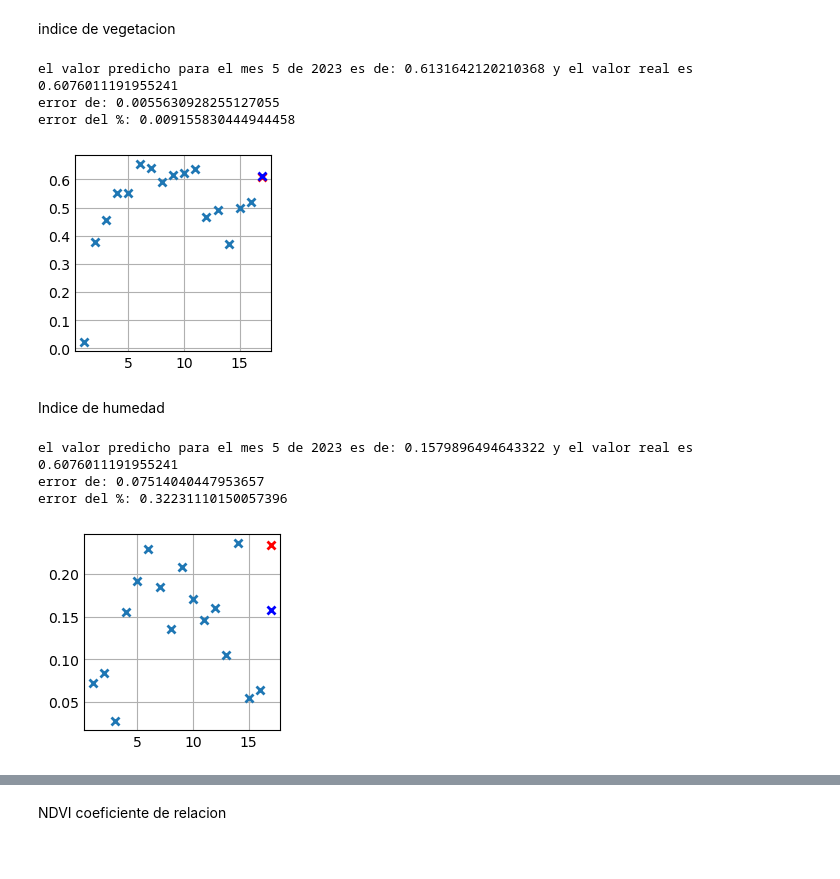
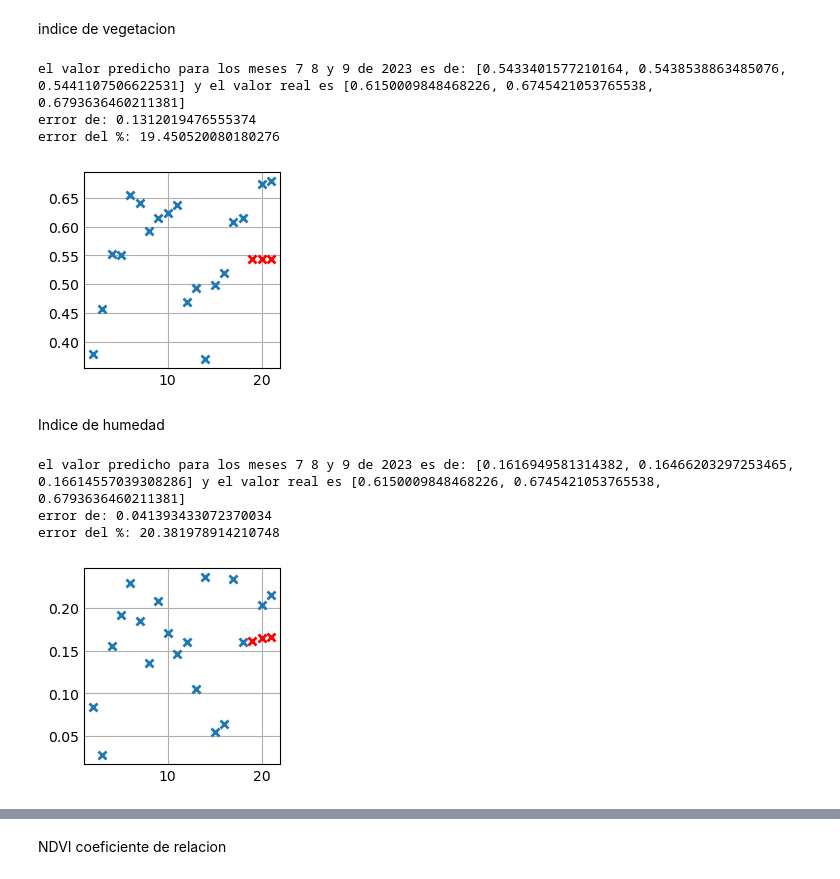
Before and after one commit to mateoarevaloangel/TFM, a Jupyter notebook: regresionLineal.ipynb, the cells around one changed output, grey strips where cells are left out. Drawn from its saved outputs; the diff is of its cells as text; code cells hidden in the pictures.

```diff
--- a/regresionLineal.ipynb
+++ b/regresionLineal.ipynb
@@ -12,10 +12,12 @@ print("La media de la lista es:", media)
 La media de la lista es: 6.0
 # %%
 bandas = ['B01', 'B02', 'B03', 'B04', 'B05', 'B06', 'B07', 'B08', 'B8A', 'B09', 'B11', 'B12', 'WVP', 'AOT', 'SCL', 'sunAzimuthAngles', 'sunZenithAngles', 'viewAzimuthMean', 'viewZenithMean']
-datesTrain = [["2022-01-01", "2022-01-28"],["2022-02-01", "2022-02-28"],["2022-03-01", "2022-03-28"],["2022-04-01", "2022-04-28"],["2022-05-01", "2022-05-28"],["2022-06-01", "2022-06-28"],
+datesTrain = [["2022-02-01", "2022-02-28"],["2022-03-01", "2022-03-28"],["2022-04-01", "2022-04-28"],["2022-05-01", "2022-05-28"],["2022-06-01", "2022-06-28"],
               ["2022-07-01", "2022-07-28"],["2022-08-01", "2022-08-28"],["2022-09-01", "2022-09-28"],["2022-10-01", "2022-10-28"],["2022-11-01", "2022-11-28"],
-              ["2022-12-01", "2022-12-28"],["2023-01-01", "2023-01-28"],["2023-02-01", "2023-02-28"],["2023-03-01", "2023-03-28"],["2023-04-01", "2023-04-28"],["2023-05-01", "2023-05-28"]];
-mes = [1,2,3,4,5,6,7,8,9,10,11,12,13,14,15,16];
+              ["2022-12-01", "2022-12-28"],["2023-01-01", "2023-01-28"],["2023-02-01", "2023-02-28"],["2023-03-01", "2023-03-28"],["2023-04-01", "2023-04-28"],["2023-05-01", "2023-05-28"]
+             ,["2023-06-01", "2023-06-28"],["2023-08-01", "2023-08-28"],["2023-09-01","2023-09-28"]];
+#mes = [1,2,3,4,5,6,7,8,9,10,11,12,13,14,15,16,17,18,19,20,21];
+mes = [2,3,4,5,6,7,8,9,10,11,12,13,14,15,16,17,18,20,21];
 datesTest = [["2023-05-01", "2023-05-28"]];
 indicesNDVI =[]
 indicesGNDVI =[]
@@ -56,10 +58,10 @@ for date in datesTrain:
     #print(f"DB/{date[1]}banda{bandas[8]}.TIF")
 
 #plt.imshow(indicesNDVI[0])
-meanNDVItrain = meanNDVI[:len(meanNDVI)-1]
-meanNDVItest = meanNDVI[len(meanNDVI)-1:]
-meanNDMItrain = meanNDMI[:len(meanNDMI)-1]
-meanNDMItest = meanNDMI[len(meanNDMI)-1:]
+meanNDVItrain = meanNDVI[:len(meanNDVI)-3]
+meanNDVItest = meanNDVI[len(meanNDVI)-3:]
+meanNDMItrain = meanNDMI[:len(meanNDMI)-3]
+meanNDMItest = meanNDMI[len(meanNDMI)-3:]
 # %%
 mediaArray = np.mean(indicesNDMI[2])
 #print("La media de la lista es:", media)
@@ -75,50 +77,56 @@ En este primer ejercisio usare el ajuste polinomial para generar un polinomio qu
 # %% [markdown]
 indice de vegetacion
 # %%
-coef = np.polyfit(mes,meanNDVItrain,4)
-predict = np.polyval(coef, 5);
-print(f"el valor predicho para el mes 5 de 2023 es de: {predict} y el valor real es {meanNDVItest[0]}")
-print(f"error de: {abs(predict-meanNDVItest[0])}")
-print(f"error del %: {abs(predict-meanNDVItest[0])/meanNDVItest[0]}")
+mes = [2,3,4,5,6,7,8,9,10,11,12,13,14,15,16,17];
+coef = np.polyfit(mes,meanNDVItrain,1)
+predict = np.polyval(coef, 18);
+predict2 = np.polyval(coef, 20);
+predict3 = np.polyval(coef, 21);
+print(f"el valor predicho para los meses 7 8 y 9 de 2023 es de: {[predict,predict2,predict3]} y el valor real es {meanNDVItest}")
+print(f"error de: {abs(predict-meanNDVItest[1])}")
+print(f"error del %: {100*abs(predict-meanNDVItest[1])/meanNDVItest[1]}")
 #print(meanNDVItest[0])
 # %% [output]
-el valor predicho para el mes 5 de 2023 es de: 0.6131642120210368 y el valor real es 0.6076011191955241
-error de: 0.0055630928255127055
-error del %: 0.009155830444944458
+el valor predicho para los meses 7 8 y 9 de 2023 es de: [0.5433401577210164, 0.5438538863485076, 0.5441107506622531] y el valor real es [0.6150009848468226, 0.6745421053765538, 0.6793636460211381]
+error de: 0.1312019476555374
+error del %: 19.450520080180276
 # %%
 import matplotlib.pyplot as plt
-
+mes = [2,3,4,5,6,7,8,9,10,11,12,13,14,15,16,17,18,20,21];
 plt.style.use('_mpl-gallery')
 # plot
 fig, ax = plt.subplots()
-ax.plot(mes, meanNDVItrain, 'x', markeredgewidth=2)
-ax.plot(17, meanNDVItest[0], 'x', markeredgewidth=2, color='red')
-ax.plot(17, predict, 'x', markeredgewidth=2, color='blue')
+ax.plot(mes, meanNDVI, 'x', markeredgewidth=2)
+ax.plot([19,20,21], [predict,predict2,predict3], 'x', markeredgewidth=2, color='red')
+#ax.plot(17, predict, 'x', markeredgewidth=2, color='blue')
 plt.show()
 # %% [output]
-[figure, old version]
+[figure, new version]
 # %% [markdown]
 Indice de humedad
 # %%
-coef = np.polyfit(mes,meanNDMItrain,4)
-predict = np.polyval(coef, 5);
-print(f"el valor predicho para el mes 5 de 2023 es de: {predict} y el valor real es {meanNDVItest[0]}")
-print(f"error de: {abs(predict-meanNDMItest[0])}")
-print(f"error del %: {abs(predict-meanNDMItest[0])/meanNDMItest[0]}")
+mes = [2,3,4,5,6,7,8,9,10,11,12,13,14,15,16,17];
+coef = np.polyfit(mes,meanNDMItrain,1)
+predict = np.polyval(coef, 18);
+predict2 = np.polyval(coef, 20);
+predict3 = np.polyval(coef, 21);
+print(f"el valor predicho para los meses 7 8 y 9 de 2023 es de: {[predict,predict2,predict3]} y el valor real es {meanNDVItest}")
+print(f"error de: {abs(predict-meanNDMItest[1])}")
+print(f"error del %: {100*abs(predict-meanNDMItest[1])/meanNDMItest[1]}")
 #print(meanNDVItest[0])
 # %% [output]
-el valor predicho para el mes 5 de 2023 es de: 0.1579896494643322 y el valor real es 0.6076011191955241
-error de: 0.07514040447953657
-error del %: 0.32231110150057396
+el valor predicho para los meses 7 8 y 9 de 2023 es de: [0.1616949581314382, 0.16466203297253465, 0.16614557039308286] y el valor real es [0.6150009848468226, 0.6745421053765538, 0.6793636460211381]
+error de: 0.041393433072370034
+error del %: 20.381978914210748
 # %%
 import matplotlib.pyplot as plt
-
+mes = [2,3,4,5,6,7,8,9,10,11,12,13,14,15,16,17,18,20,21];
 plt.style.use('_mpl-gallery')
 # plot
 fig, ax = plt.subplots()
-ax.plot(mes, meanNDMItrain, 'x', markeredgewidth=2)
-ax.plot(17, meanNDMItest[0], 'x', markeredgewidth=2, color='red')
-ax.plot(17, predict, 'x', markeredgewidth=2, color='blue')
+ax.plot(mes, meanNDMI, 'x', markeredgewidth=2)
+ax.plot([19,20,21], [predict,predict2,predict3], 'x', markeredgewidth=2, color='red')
+#ax.plot(17, predict, 'x', markeredgewidth=2, color='blue')
 plt.show()
 # %% [output]
-[figure, old version]
+[figure, new version]
```
Also changed, not shown: parts of 6 cells of this notebook, 13 other files.
